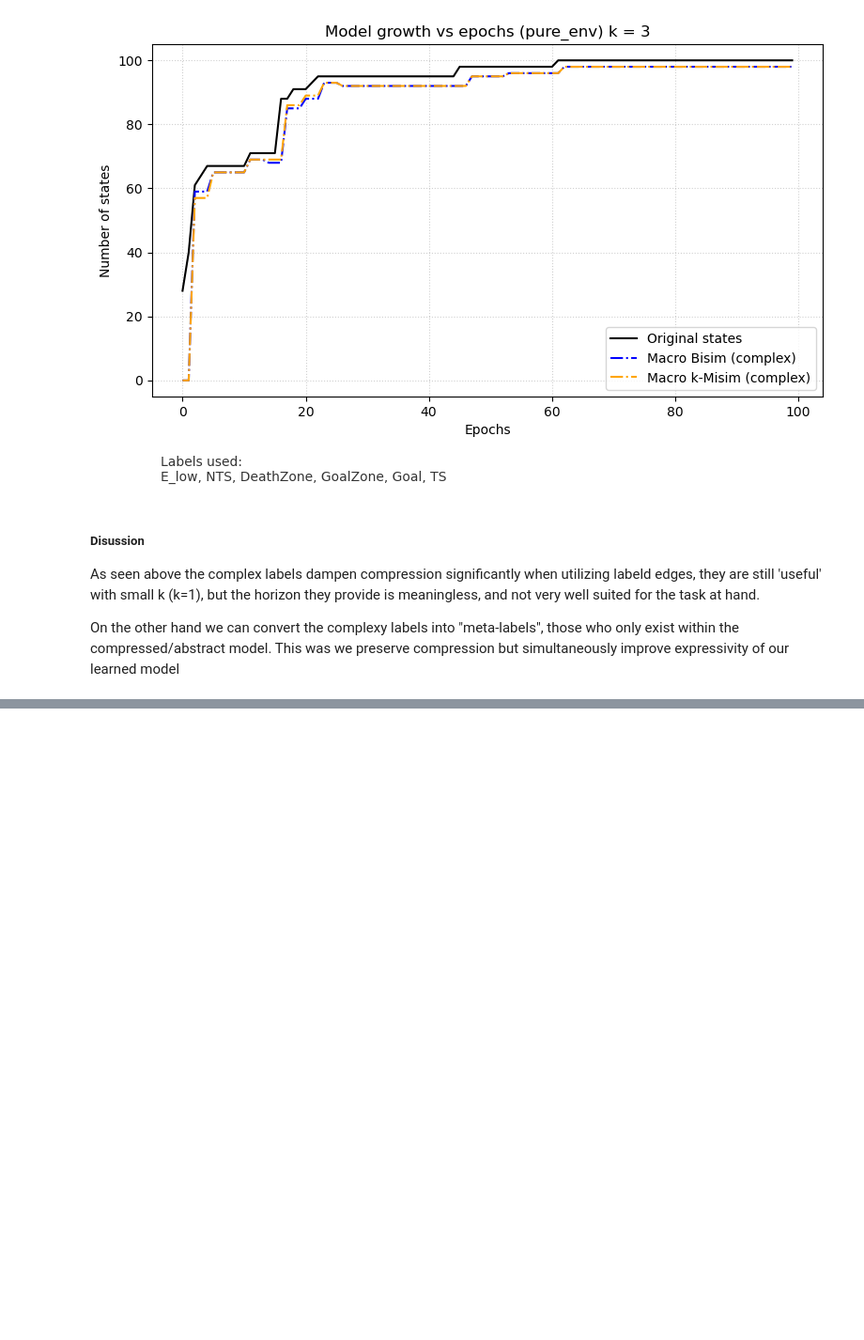
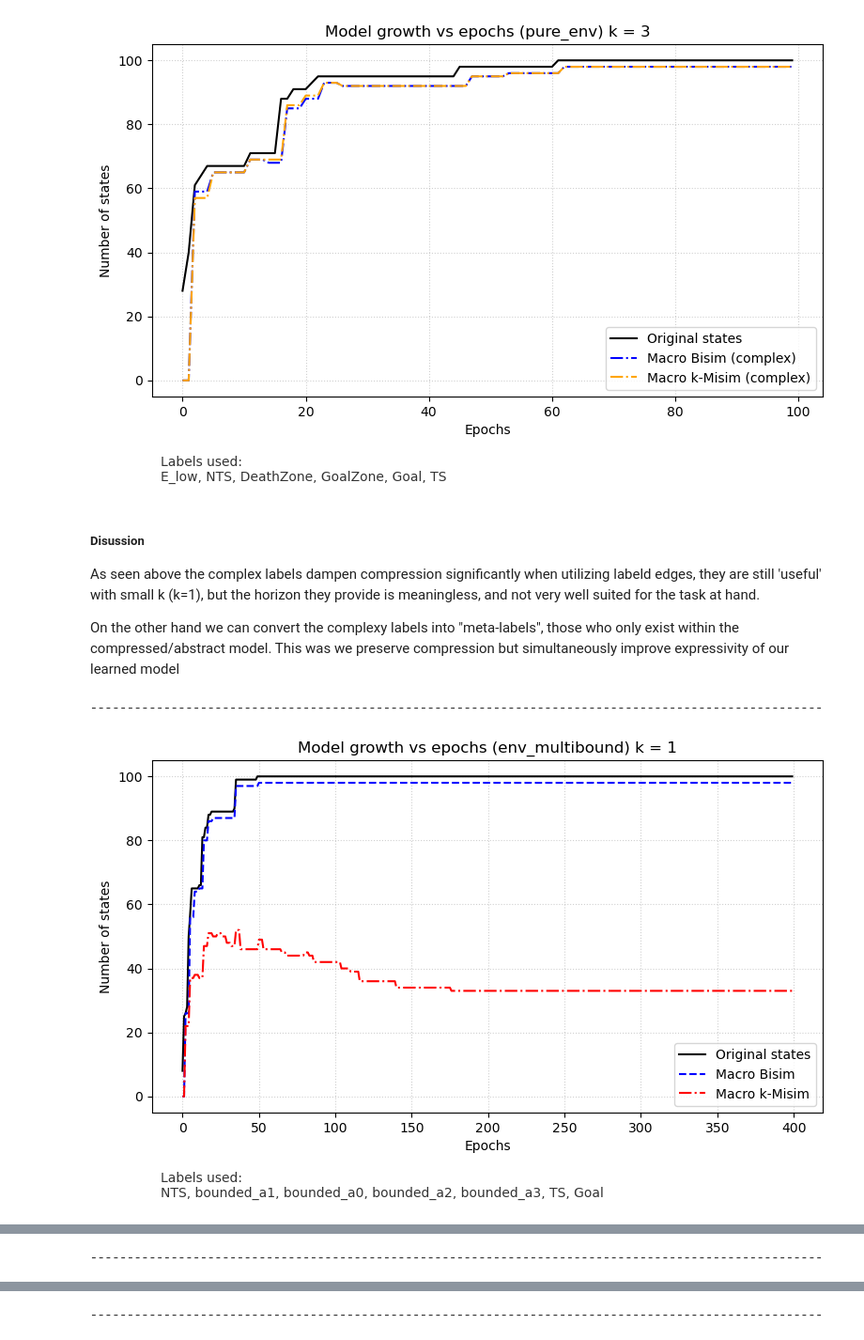
Before and after one commit to sebasaguerre/MentalModel_Generator_SymbolicAI, a Jupyter notebook: experiments.ipynb, the cells around one changed output, grey strips where cells are left out. Shown at 94% size. Saved outputs shown, nothing was run; the diff lists cells and outputs as text; code cells hidden in the pictures; blank space fills up the shorter version.

```diff
--- a/experiments.ipynb
+++ b/experiments.ipynb
@@ -373,3 +403,17 @@ for k in range(1, 4):
 As seen above the complex labels dampen compression significantly when utilizing labeld edges, they are still 'useful' with small k (k=1), but the horizon they provide is meaningless, and not very well suited for the task at hand.
 
 On the other hand we can convert the complexy labels into "meta-labels", those who only exist within the compressed/abstract model. This was we preserve compression but simultaneously improve expressivity of our learned model
+# %%
+# Testing labelling functions without complex labels
+labelling_functions = {
+    "env_multibound": env_labelling_multibounds,
+    "env": env_labelling,
+    "env_pure" : env_nobound_labelling
+}
+for k in range(1, 4):
+    print("--"*50)
+    for labeler_name, labelling_func in labelling_functions.items():
+        test(labeler_name, labelling_func, 400, compare=True, k=k, multi_edges=True, complex_labels=False)
+# %% [output]
+----------------------------------------------------------------------------------------------------
+[figure, added]
@@ -375,0 +422 @@ On the other hand we can convert the complexy labels into "meta-labels", those w
+----------------------------------------------------------------------------------------------------
@@ -375,0 +426 @@ On the other hand we can convert the complexy labels into "meta-labels", those w
+----------------------------------------------------------------------------------------------------
```
Also changed, not shown: parts of 8 cells of this notebook, 36 other files.
